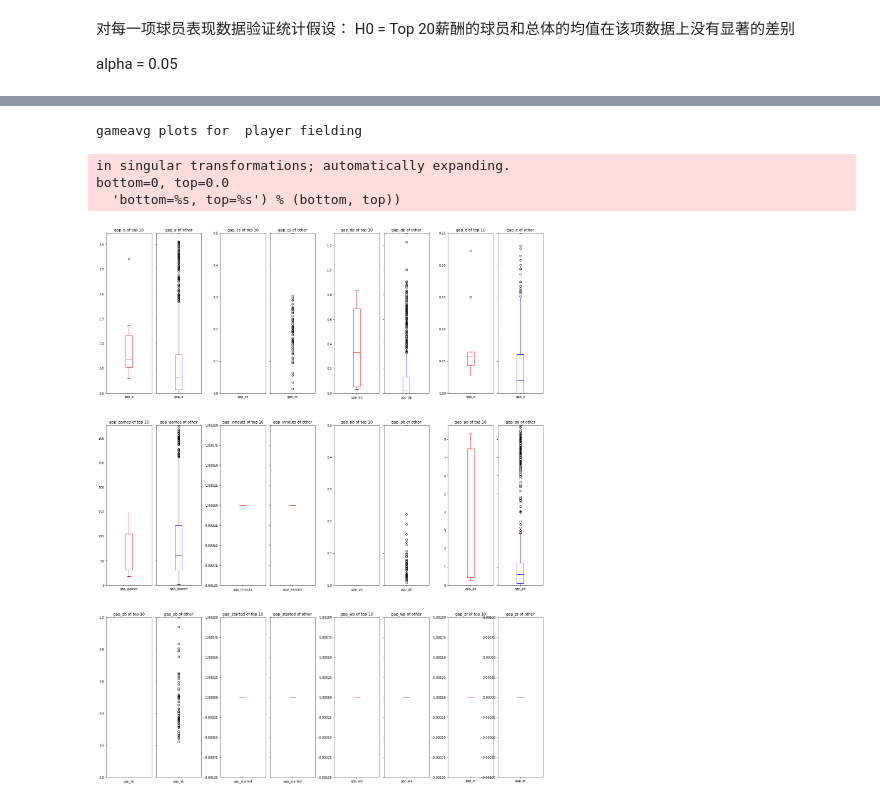
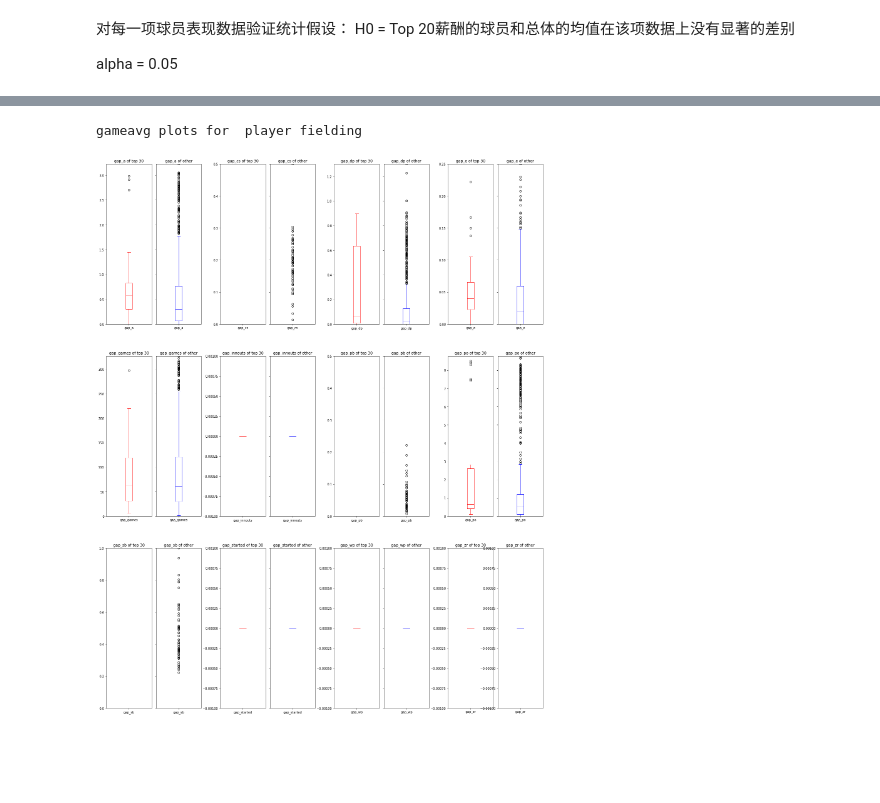
Before and after one commit to brucexin/udacity_nd002-cn-basic-2-baseball, a Jupyter notebook: main.ipynb, the cells around one changed output, grey strips where cells are left out. Cells and saved outputs as stored; diff of their text form; code cells hidden in the pictures; blank space fills up the shorter version.

```diff
--- a/main.ipynb
+++ b/main.ipynb
@@ -327,0 +352,2 @@ print salaries_df
+# %%
+ax = year_salaries_df.loc[2015].salary.plot.box()
@@ -982,8 +994,5 @@ gameavg plots for  player pitching
 # %%
-gameavg_plots(10, ga_fielding_df, year_salaries_df, 2015, 'player fielding')
+gameavg_plots(30, ga_fielding_df, year_salaries_df, 2015, 'player fielding')
 # %% [output]
 gameavg plots for  player fielding
-in singular transformations; automatically expanding.
-bottom=0, top=0.0
-  'bottom=%s, top=%s') % (bottom, top))
-[figure, old version]
+[figure, new version]
```
Also changed, not shown: parts of 15 cells of this notebook, 1 other file.
